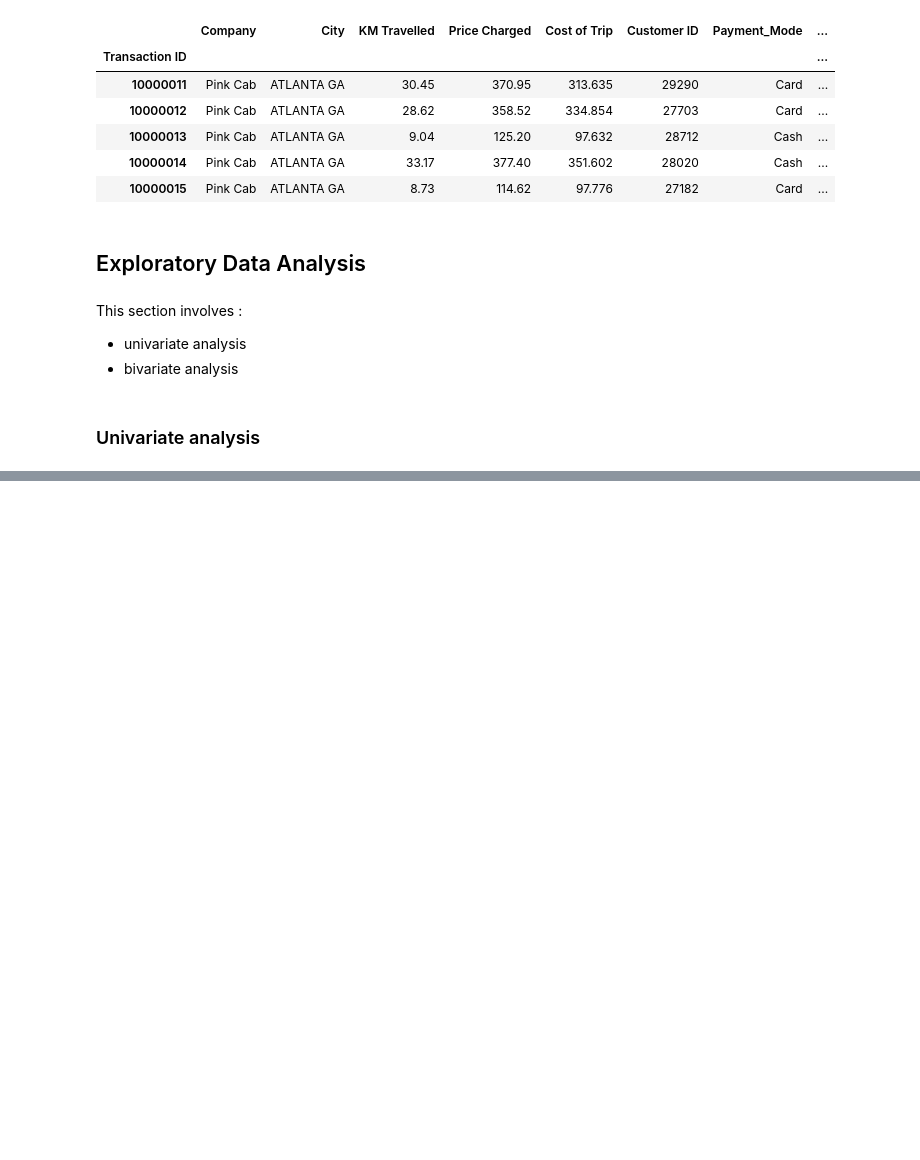
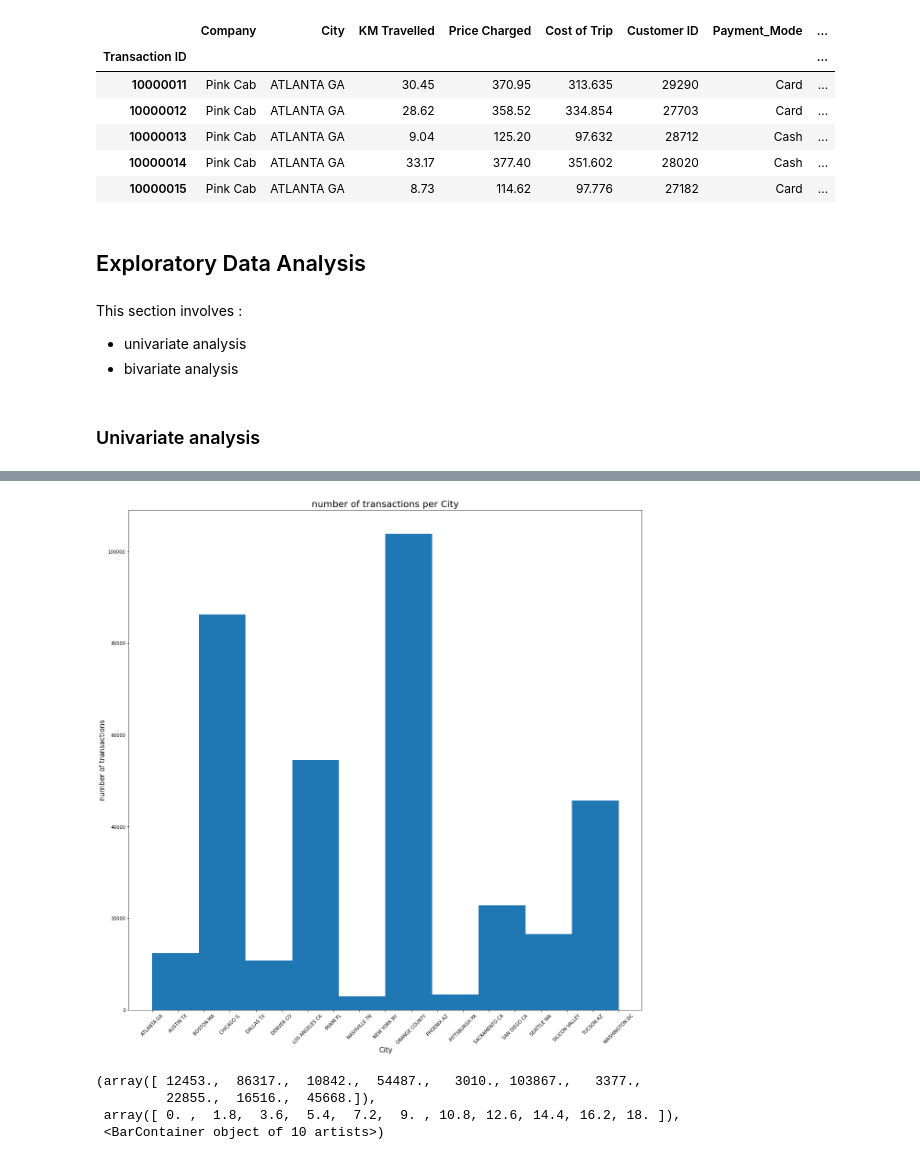
Before and after one commit to felix-n12/Cab-Investment-analysis, a Jupyter notebook: Cabs.ipynb, the cells around one changed output, grey strips where cells are left out. Saved outputs shown, nothing was run; the diff lists cells and outputs as text; code cells hidden in the pictures; blank space fills up the shorter version.

```diff
--- a/Cabs.ipynb
+++ b/Cabs.ipynb
@@ -348,3 +351,14 @@ This section involves :
 * bivariate analysis
 # %% [markdown]
 ### Univariate analysis
+# %%
+# function for creating histtograms
+def diagram(i):
+    fig,ax=plt.subplots(figsize=(20,20))
+    diagram=ax.hist(cab_trans_cust_city[i])
+    ax.set_title('number of transactions per {}'.format(i),fontsize=20)
+    ax.set_xlabel('{}'.format(i),fontsize=15)
+    ax.set_ylabel('number of transactions',fontsize=15)
+    plt.xticks(rotation=45)
+    plt.show()
+    return diagram
@@ -350,0 +372,9 @@ This section involves :
+# %%
+#showing the number of transaction per  city
+diagram('City')
+# %% [output]
+[figure, added]
+(array([ 12453.,  86317.,  10842.,  54487.,   3010., 103867.,   3377.,
+         22855.,  16516.,  45668.]),
+ array([ 0. ,  1.8,  3.6,  5.4,  7.2,  9. , 10.8, 12.6, 14.4, 16.2, 18. ]),
+ <BarContainer object of 10 artists>)
```
Also changed, not shown: parts of 24 cells of this notebook.
